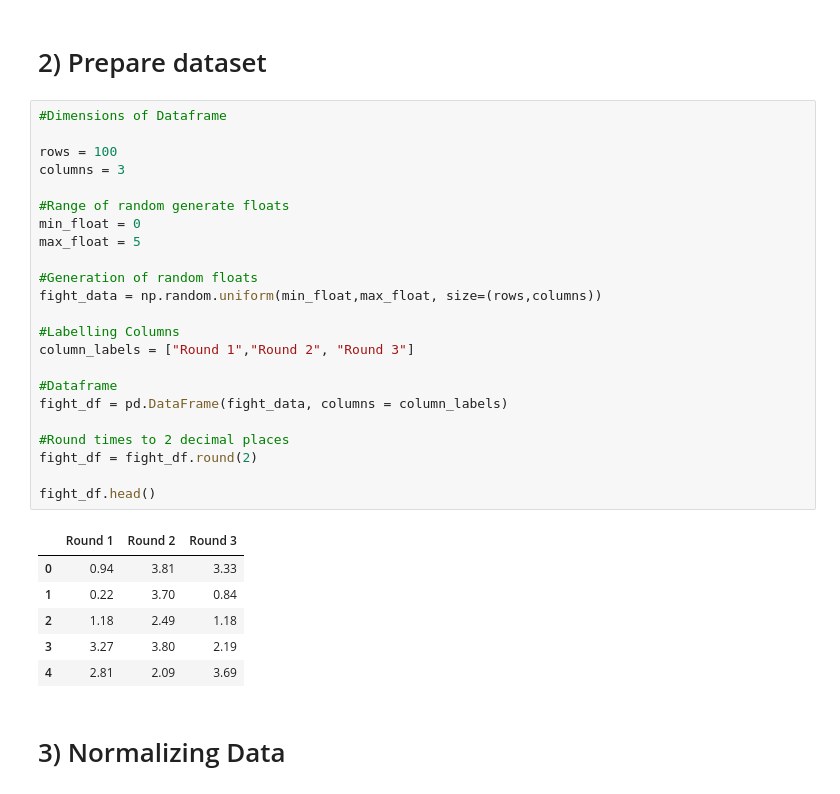
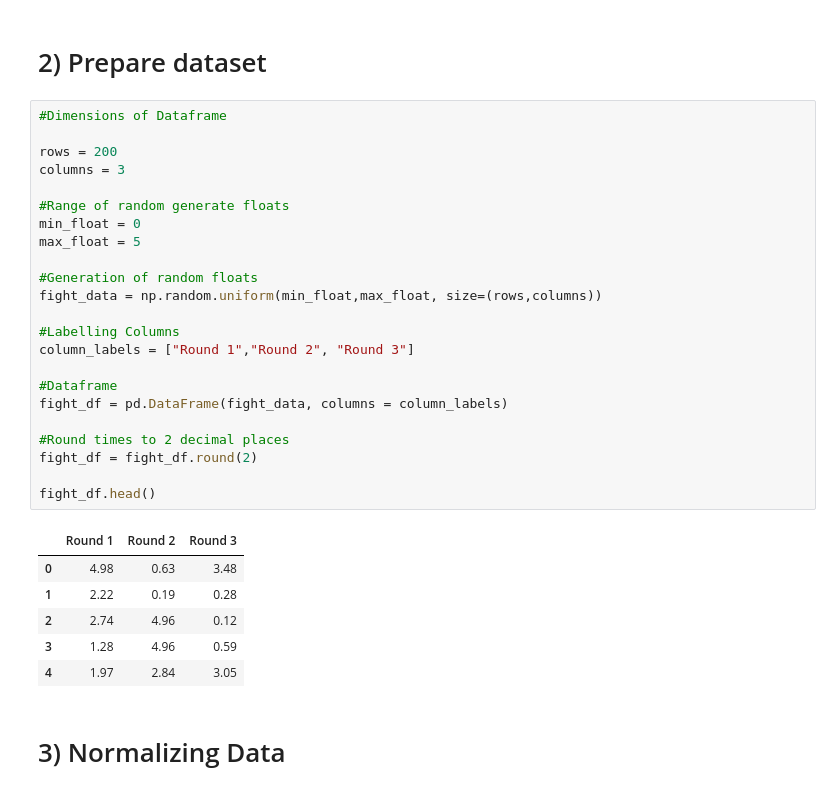
Before and after one commit to Sonicdaheghod/Long-Short-Term-Memory-LSTM-_Practice, a Jupyter notebook: Guess Length of Theoretical UFC Round - LSTM.ipynb, the cells around one changed output. Drawn from its saved outputs; the diff is of its cells as text.

```diff
--- a/Guess Length of Theoretical UFC Round - LSTM.ipynb
+++ b/Guess Length of Theoretical UFC Round - LSTM.ipynb
@@ -18,33 +22,33 @@ from sklearn.preprocessing import StandardScaler
 # %%
 #Dimensions of Dataframe
 
-rows = 100
+rows = 200
 columns = 3
 
 #Range of random generate floats
 min_float = 0
 max_float = 5
 
 #Generation of random floats
 fight_data = np.random.uniform(min_float,max_float, size=(rows,columns))
 
 #Labelling Columns
 column_labels = ["Round 1","Round 2", "Round 3"]
 
 #Dataframe
 fight_df = pd.DataFrame(fight_data, columns = column_labels)
 
 #Round times to 2 decimal places
 fight_df = fight_df.round(2)
 
 fight_df.head()
 # %% [output]
 |  | Round 1 | Round 2 | Round 3 |
-| 0 | 0.94 | 3.81 | 3.33 |
-| 1 | 0.22 | 3.70 | 0.84 |
-| 2 | 1.18 | 2.49 | 1.18 |
-| 3 | 3.27 | 3.80 | 2.19 |
-| 4 | 2.81 | 2.09 | 3.69 |
+| 0 | 4.98 | 0.63 | 3.48 |
+| 1 | 2.22 | 0.19 | 0.28 |
+| 2 | 2.74 | 4.96 | 0.12 |
+| 3 | 1.28 | 4.96 | 0.59 |
+| 4 | 1.97 | 2.84 | 3.05 |
 # %% [markdown]
 # 3) Normalizing Data
 # %% [markdown]
```
Also changed, not shown: parts of 16 cells of this notebook.
